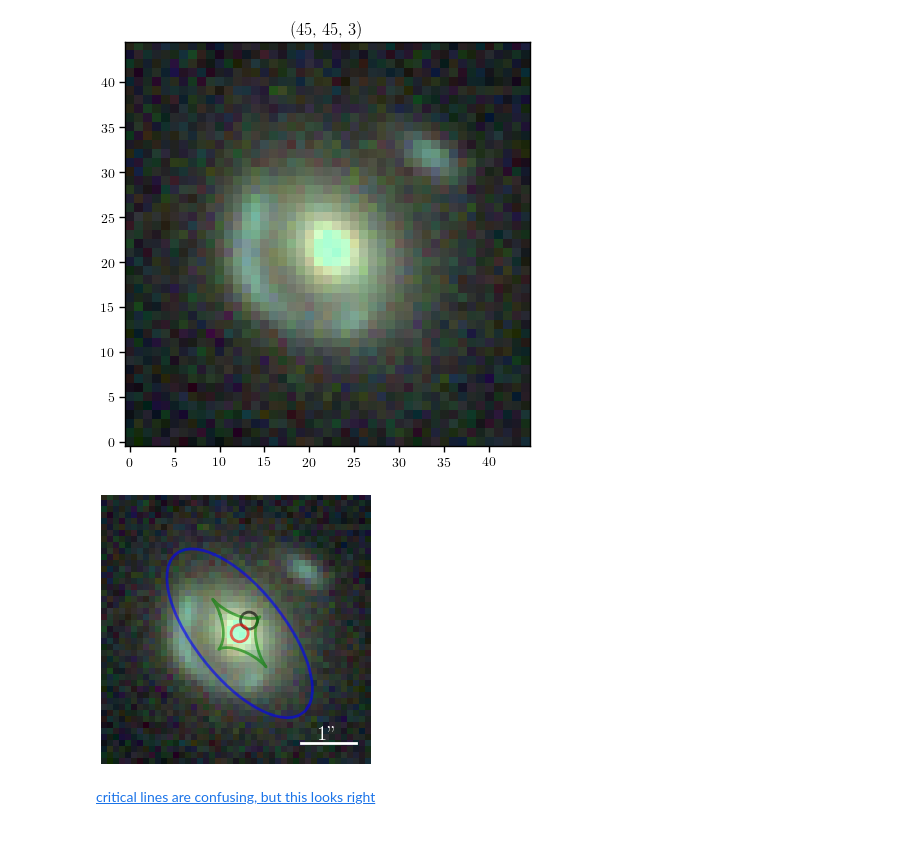
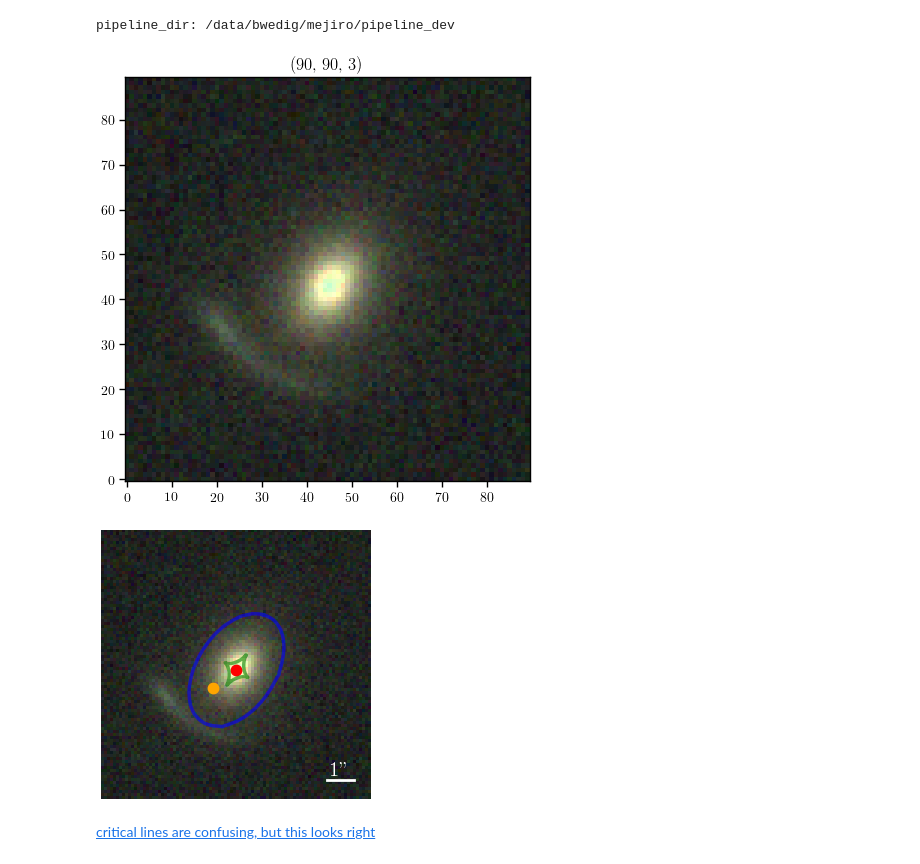
Before and after one commit to AstroMusers/mejiro, a Jupyter notebook: paper/figure_notebooks/roman_image.ipynb, the cells around one changed output. Drawn from its saved outputs; the diff is of its cells as text; code cells hidden in the pictures.

Commit message:
make source and lens positions more clear

```diff
--- a/paper/figure_notebooks/roman_image.ipynb
+++ b/paper/figure_notebooks/roman_image.ipynb
@@ -31,35 +32,45 @@ from mejiro.lenses import lens_util
+# %%
+pipeline_params = util.hydra_to_dict(config.pipeline)
+debugging = pipeline_params['debugging']
+
+if debugging:
+    pipeline_dir = f'{config.machine.pipeline_dir}_dev'
+else:
+    pipeline_dir = config.machine.pipeline_dir
+
+print(f'pipeline_dir: {pipeline_dir}')
+# %% [output]
+pipeline_dir: /data/bwedig/mejiro/pipeline_dev
 # %%
-color_dir = config.machine.dir_05
-pickle_dir = config.machine.dir_03
-lens, rgb_model, rgb_image = lens_util.get_sample(pickle_dir, color_dir, 80)
+lens, rgb_model, rgb_image = lens_util.get_sample(pipeline_dir, 0)
 
 plt.imshow(rgb_image)
 plt.title(rgb_image.shape)
 plt.show()
 # %% [output]
-[figure, old version]
+[figure, new version]
 # %%
 num_pix = rgb_image.shape[0]
 coords = lens_util.get_coords(num_pix)
 # %%
 fig, ax = plt.subplots(figsize=(3.5, 3.5))
 
 ax.imshow(rgb_image, cmap='binary')
 
-overplot.source_position(ax, lens, coords, linewidth=2, alpha=0.6, color='black')
-overplot.lens_position(ax, lens, coords, linewidth=2, alpha=0.6, color='red')
-overplot.caustics(ax, lens, coords, num_pix, delta_pix=0.11, linewidth=2, alpha=0.6, color='g')
-overplot.critical_curves(ax, lens, coords, num_pix, delta_pix=0.11, linewidth=2, alpha=0.6, color='b')
+overplot.source_position(ax, lens, coords, alpha=1, color='orange', size=7.5)
+overplot.lens_position(ax, lens, coords, alpha=1, color='red', size=7.5)
+overplot.caustics(ax, lens, coords, num_pix, delta_pix=0.11, linewidth=2.5, alpha=0.6, color='g')
+overplot.critical_curves(ax, lens, coords, num_pix, delta_pix=0.11, linewidth=2.5, alpha=0.6, color='b')
 
 plot_util.scale_bar(ax, d=rgb_image.shape[0], dist=1 / 0.11, text='1"', color='w', flipped=True)
 # plot_util.coordinate_arrows(ax, d=lens.num_pix * .95, coords=lens.coords, color='w', font_size=15, arrow_size=0.02)
 
 plt.axis(False)
 # plt.legend(fontsize=12, bbox_to_anchor = (1.65, 0.5), loc='center right')
 
 plt.savefig(os.path.join(figure_dir, 'roman_image.png'))
 plt.show()
 # %% [output]
-[figure, old version]
+[figure, new version]
 # %% [markdown]
 [critical lines are confusing, but this looks right](https://www.researchgate.net/figure/Three-basic-configurations-of-quad-lenses-cusp-top-fold-middle-and-cross-bottom_fig2_301817913)
```
Also changed, not shown: parts of 1 cell of this notebook, 1 other file.
